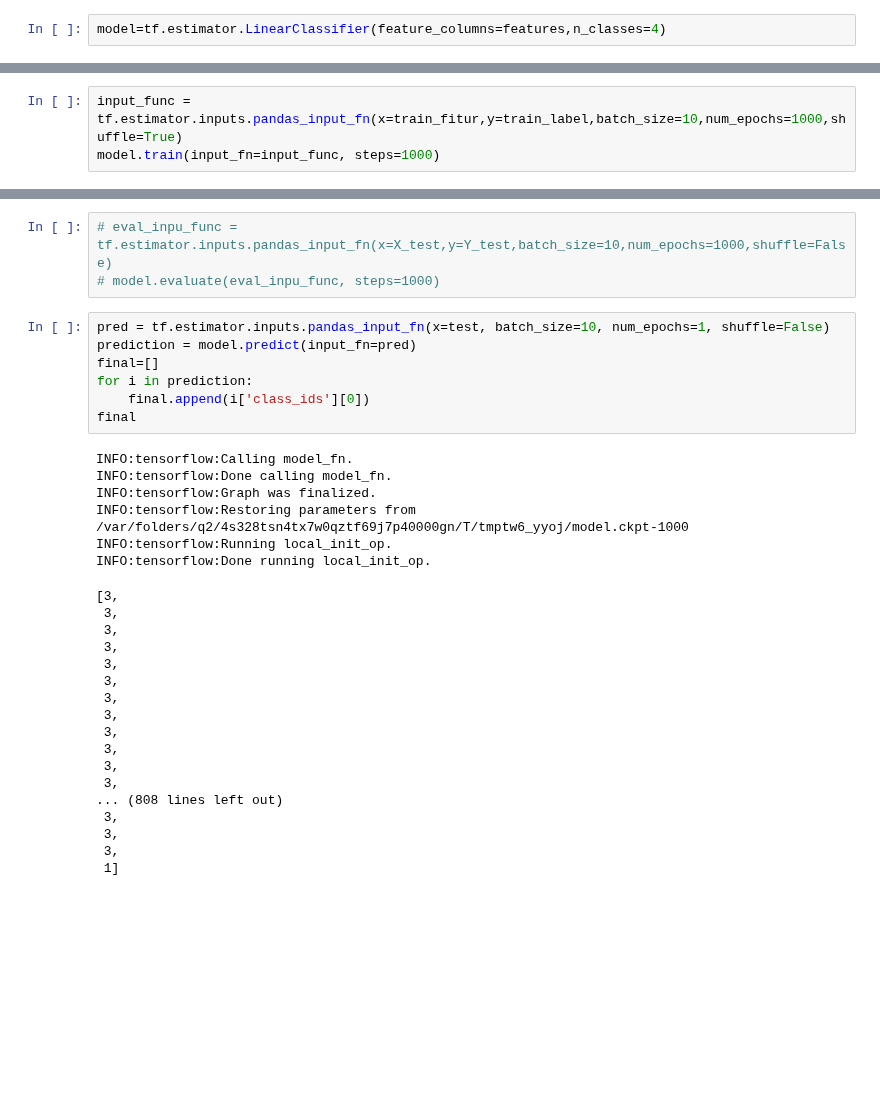
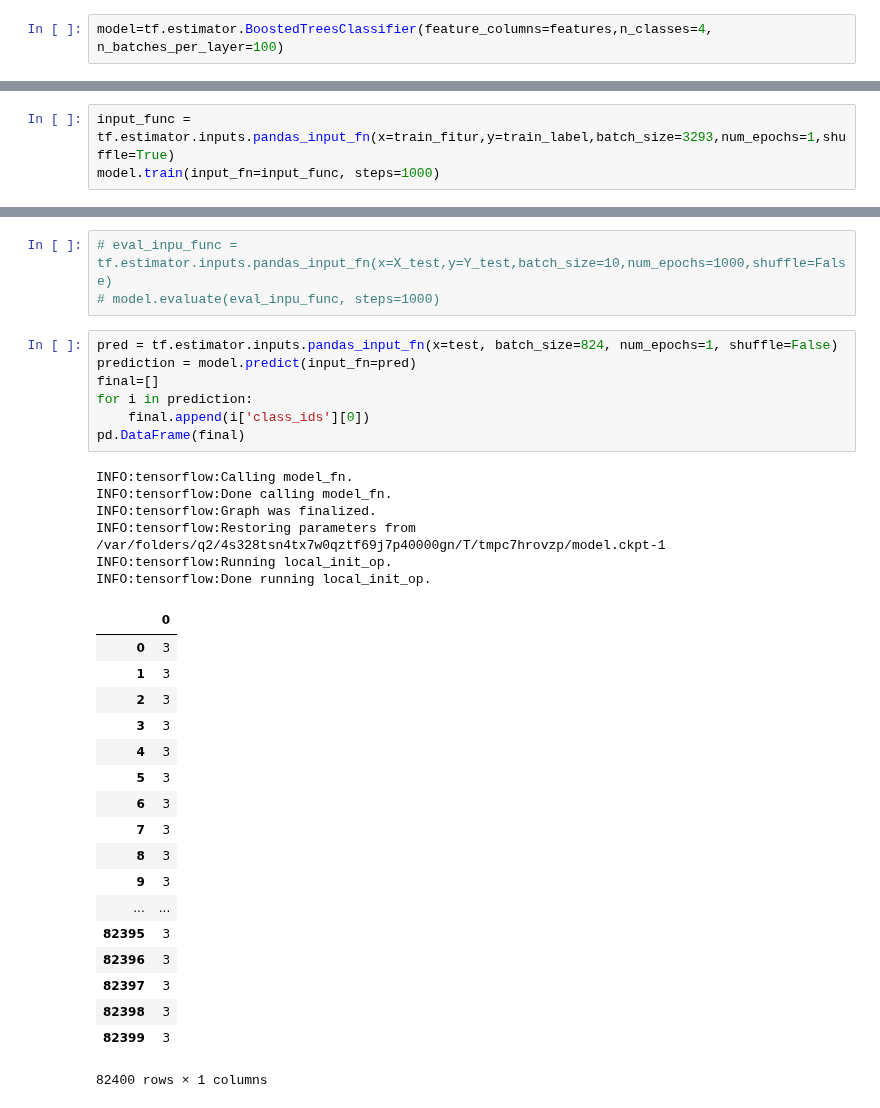
Before and after one commit to FarhanSetyaD/DataMining-Competition-JOINTS-UGM-2019, a Jupyter notebook: Untitled1.ipynb, the cells around one changed output, grey strips where cells are left out. Cells and saved outputs as stored; diff of their text form; blank space fills up the shorter version.

Commit message:
edit tensorflow method

```diff
--- a/Untitled1.ipynb
+++ b/Untitled1.ipynb
@@ -95,5 +78,5 @@ features = [fac1,fac2,fac3,fac4,fac5,fac6,fac8,poi1,poi2,poi3,size,price,room,ca
 # %%
 X_train, X_test, Y_train, Y_test = train_test_split(train_fitur, train_label, test_size=0.3, random_state=101)
 # %%
-model=tf.estimator.LinearClassifier(feature_columns=features,n_classes=4)
+model=tf.estimator.BoostedTreesClassifier(feature_columns=features,n_classes=4, n_batches_per_layer=100)
 # %% [output]
@@ -103,5 +84,5 @@ INFO:tensorflow:Using config: {'_model_dir': '/var/folders/q2/4s328tsn4tx7w0qztf
 # %%
-input_func = tf.estimator.inputs.pandas_input_fn(x=train_fitur,y=train_label,batch_size=10,num_epochs=1000,shuffle=True)
+input_func = tf.estimator.inputs.pandas_input_fn(x=train_fitur,y=train_label,batch_size=3293,num_epochs=1,shuffle=True)
 model.train(input_fn=input_func, steps=1000)
 # %% [output]
 INFO:tensorflow:Calling model_fn.
@@ -126,33 +100,34 @@ INFO:tensorflow:Loss for final step: 70086.516.
 # eval_inpu_func = tf.estimator.inputs.pandas_input_fn(x=X_test,y=Y_test,batch_size=10,num_epochs=1000,shuffle=False)
 # model.evaluate(eval_inpu_func, steps=1000)
 # %%
-pred = tf.estimator.inputs.pandas_input_fn(x=test, batch_size=10, num_epochs=1, shuffle=False)
+pred = tf.estimator.inputs.pandas_input_fn(x=test, batch_size=824, num_epochs=1, shuffle=False)
 prediction = model.predict(input_fn=pred)
 final=[]
 for i in prediction:
     final.append(i['class_ids'][0])
-final
+pd.DataFrame(final)
 # %% [output]
 INFO:tensorflow:Calling model_fn.
 INFO:tensorflow:Done calling model_fn.
 INFO:tensorflow:Graph was finalized.
-INFO:tensorflow:Restoring parameters from /var/folders/q2/4s328tsn4tx7w0qztf69j7p40000gn/T/tmptw6_yyoj/model.ckpt-1000
+INFO:tensorflow:Restoring parameters from /var/folders/q2/4s328tsn4tx7w0qztf69j7p40000gn/T/tmpc7hrovzp/model.ckpt-1
 INFO:tensorflow:Running local_init_op.
 INFO:tensorflow:Done running local_init_op.
+|  | 0 |
+| 0 | 3 |
+| 1 | 3 |
+| 2 | 3 |
+| 3 | 3 |
+| 4 | 3 |
+| 5 | 3 |
+| 6 | 3 |
+| 7 | 3 |
+| 8 | 3 |
+| 9 | 3 |
+| ... | ... |
+| 82395 | 3 |
+| 82396 | 3 |
+| 82397 | 3 |
+| 82398 | 3 |
+| 82399 | 3 |
-[3,
- 3,
- 3,
- 3,
- 3,
- 3,
- 3,
- 3,
- 3,
- 3,
- 3,
- 3,
-... (808 lines left out)
- 3,
- 3,
- 3,
- 1]
+82400 rows × 1 columns
```
Also changed, not shown: parts of 3 cells of this notebook.
